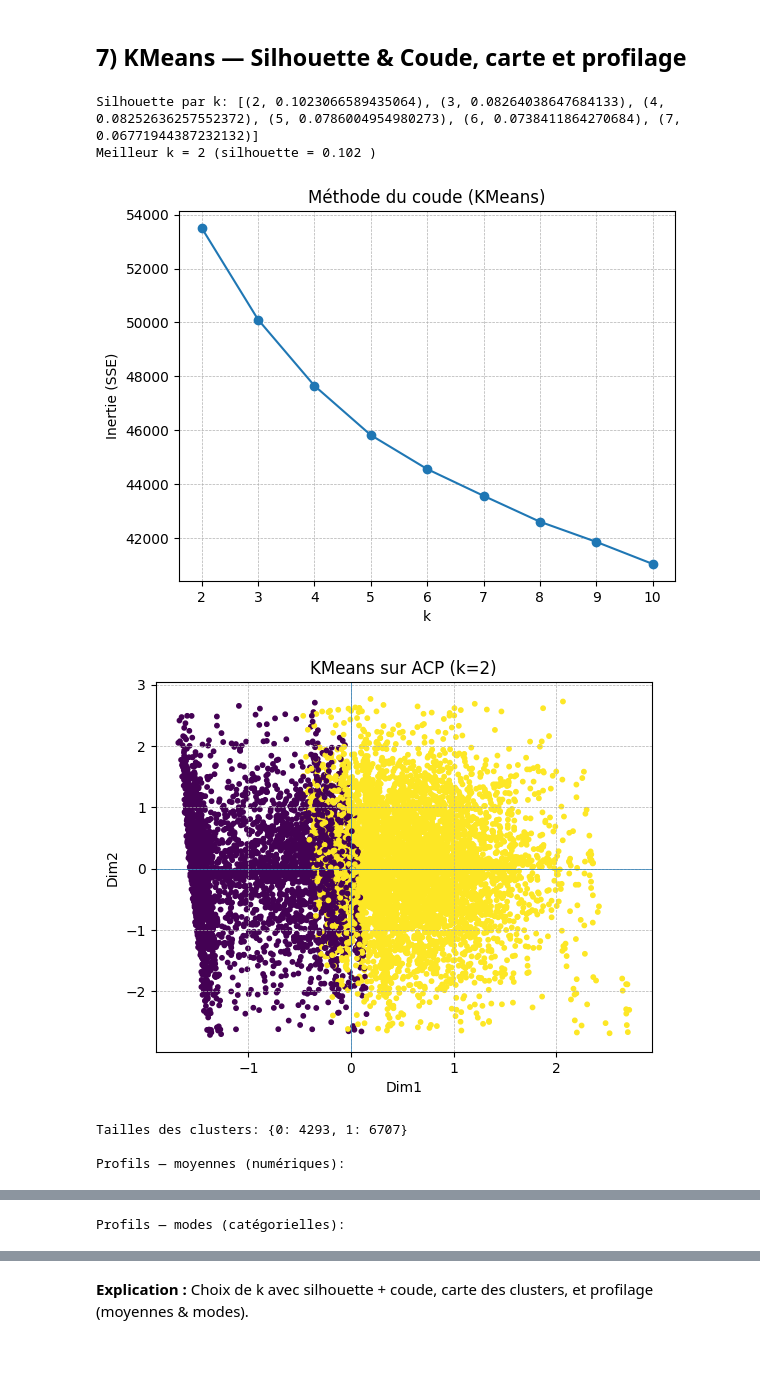
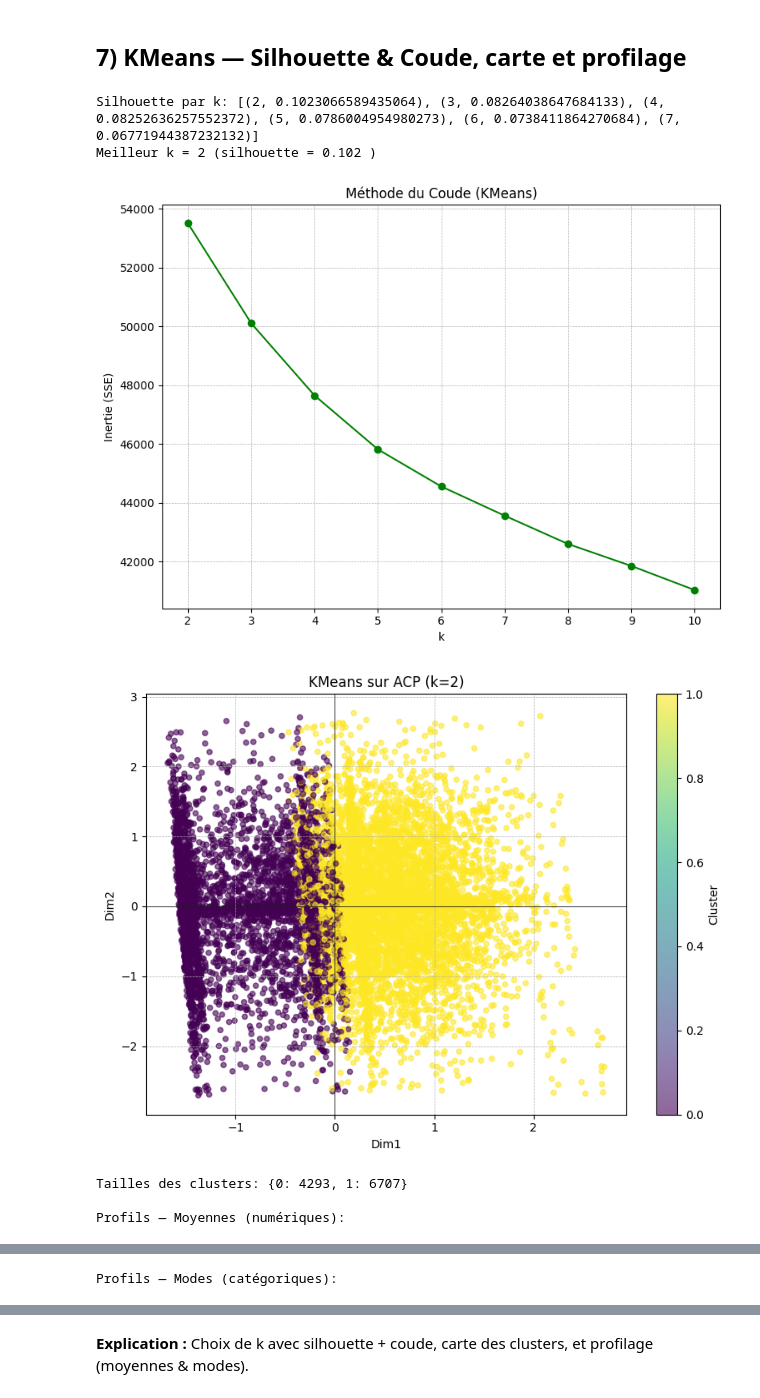
Before and after one commit to fareslog/MentallHealthAwareness, a Jupyter notebook: HealthMind.ipynb, the cells around one changed output, grey strips where cells are left out. Drawn from its saved outputs; the diff is of its cells as text; code cells hidden in the pictures; blank space fills up the shorter version.

```diff
--- a/HealthMind.ipynb
+++ b/HealthMind.ipynb
@@ -3,7 +3,7 @@
 **EDA → Nettoyage → Quartiles/IQR → Corrélation (Pearson & Spearman) → ACP (80%) → KMeans (Silhouette & Coude) → Profilage**
 *(Commentaires pro + explication après chaque cellule)*
 # %%
-DATA_PATH = r"D:\codePack\OneDrive\Desktop\ProjectsClouds\MentallHealthAwareness\HealthMind_Mental_Health_Data_11000_Extreme_Messy.csv"
+DATA_PATH = r"D:\codePack\OneDrive\Desktop\ProjectsClouds\MentallHealthAwareness\HealthMind_Mental_Health_Data_11000_Correlated_Messy.csv"
 import pandas as pd, numpy as np, matplotlib.pyplot as plt
 from sklearn.impute import SimpleImputer
 from sklearn.preprocessing import OneHotEncoder, RobustScaler
@@ -12,6 +12,8 @@ from sklearn.pipeline import Pipeline
 from sklearn.decomposition import PCA
 from sklearn.cluster import KMeans
 from sklearn.metrics import silhouette_score
+import seaborn as sns
+import matplotlib.pyplot as plt
 pd.set_option("display.max_columns", 200)
 %matplotlib inline
 # %% [markdown]
@@ -295,46 +339,69 @@ Cumulé Dim1+Dim2 (%): 23.02
 # %%
 sil = []
 for k in range(2, 8):
     km = KMeans(n_clusters=k, n_init=20, random_state=42)
     labels_k = km.fit_predict(Z)
     sil.append((k, silhouette_score(Z, labels_k)))
 best_k, best_s = max(sil, key=lambda x: x[1])
-print("Silhouette par k:", sil)
-print("Meilleur k =", best_k, "(silhouette =", round(best_s,3), ")")
+print("\nSilhouette par k:", sil)
+print("Meilleur k =", best_k, "(silhouette =", round(best_s, 3), ")")
+
 ks = list(range(2, 11))
 inertias = []
 for k in ks:
     km = KMeans(n_clusters=k, n_init=20, random_state=42).fit(Z)
     inertias.append(km.inertia_)
-plt.figure(); plt.plot(ks, inertias, marker="o")
-plt.xlabel("k"); plt.ylabel("Inertie (SSE)"); plt.title("Méthode du coude (KMeans)")
-plt.grid(True, linestyle="--", linewidth=0.5); plt.show()
+
+plt.figure(figsize=(8, 6))
+plt.plot(ks, inertias, marker="o", linestyle="-", color="green")
+plt.xlabel("k")
+plt.ylabel("Inertie (SSE)")
+plt.title("Méthode du Coude (KMeans)")
+plt.grid(True, linestyle="--", linewidth=0.5)
+plt.tight_layout()
+plt.show()
+
 km = KMeans(n_clusters=best_k, n_init=20, random_state=42).fit(Z)
 labels = km.labels_
-plt.figure(); plt.scatter(Z[:,0], Z[:,1], c=labels, s=10)
-plt.axhline(0, linewidth=0.5); plt.axvline(0, linewidth=0.5)
-plt.xlabel("Dim1"); plt.ylabel("Dim2"); plt.title("KMeans sur ACP (k="+str(best_k)+")")
-plt.grid(True, linestyle="--", linewidth=0.5); plt.show()
-df_prof = df.copy(); df_prof["__cluster__"] = labels
+
+plt.figure(figsize=(8, 6))
+scatter = plt.scatter(Z[:, 0], Z[:, 1], c=labels, s=20, cmap="viridis", alpha=0.6)
+plt.axhline(0, color="black", linewidth=0.5)
+plt.axvline(0, color="black", linewidth=0.5)
+plt.xlabel("Dim1")
+plt.ylabel("Dim2")
+plt.title(f"KMeans sur ACP (k={best_k})")
+plt.grid(True, linestyle="--", linewidth=0.5)
+plt.colorbar(scatter, label="Cluster")
+plt.tight_layout()
+plt.show()
+
+df_prof = df.copy()
+df_prof["__cluster__"] = labels
 sizes = df_prof["__cluster__"].value_counts().sort_index()
-print("Tailles des clusters:", sizes.to_dict())
-num_cols_base = df.select_dtypes(include=["int64","float64"]).columns.tolist()
+print("\nTailles des clusters:", sizes.to_dict())
+
+num_cols_base = df.select_dtypes(include=["int64", "float64"]).columns.tolist()
 profile_means = df_prof.groupby("__cluster__")[num_cols_base].mean().round(2)
-cat_cols_base = df.select_dtypes(exclude=["int64","float64"]).columns.tolist()
+cat_cols_base = df.select_dtypes(exclude=["int64", "float64"]).columns.tolist()
+
 def mode_series(s):
     m = s.mode(dropna=True)
-    return m.iloc[0] if len(m)>0 else np.nan
+    return m.iloc[0] if not m.empty else np.nan
+
 profile_modes = df_prof.groupby("__cluster__")[cat_cols_base].agg(mode_series) if cat_cols_base else pd.DataFrame()
-print("\nProfils — moyennes (numériques):"); display(profile_means)
+print("\nProfils — Moyennes (numériques):")
+display(profile_means)
 if not profile_modes.empty:
-    print("\nProfils — modes (catégorielles):"); display(profile_modes)
+    print("\nProfils — Modes (catégoriques):")
+    display(profile_modes)
 # %% [output]
 Silhouette par k: [(2, 0.1023066589435064), (3, 0.08264038647684133), (4, 0.08252636257552372), (5, 0.0786004954980273), (6, 0.0738411864270684), (7, 0.06771944387232132)]
 Meilleur k = 2 (silhouette = 0.102 )
-[figure, old version]
+[figure, new version]
-[figure, old version]
+[figure, new version]
 Tailles des clusters: {0: 4293, 1: 6707}
 
-Profils — moyennes (numériques):
+Profils — Moyennes (numériques):
 |  | Age | Work_Hours_Week | Sleep_Hours_Night | Exercise_Freq_Week | GAD-7_Score | PHQ-9_Score | ... |
 | __cluster__ |  |  |  |  |  |  | ... |
@@ -343,3 +410,3 @@ Profils — moyennes (numériques):
-Profils — modes (catégorielles):
+Profils — Modes (catégoriques):
 |  | Gender | Education_Level | Employment_Status | Social_Support | Coping_Mechanism | Risk_Level |
 | __cluster__ |  |  |  |  |  |  |
```
Also changed, not shown: parts of 7 cells of this notebook, 2 other files.
